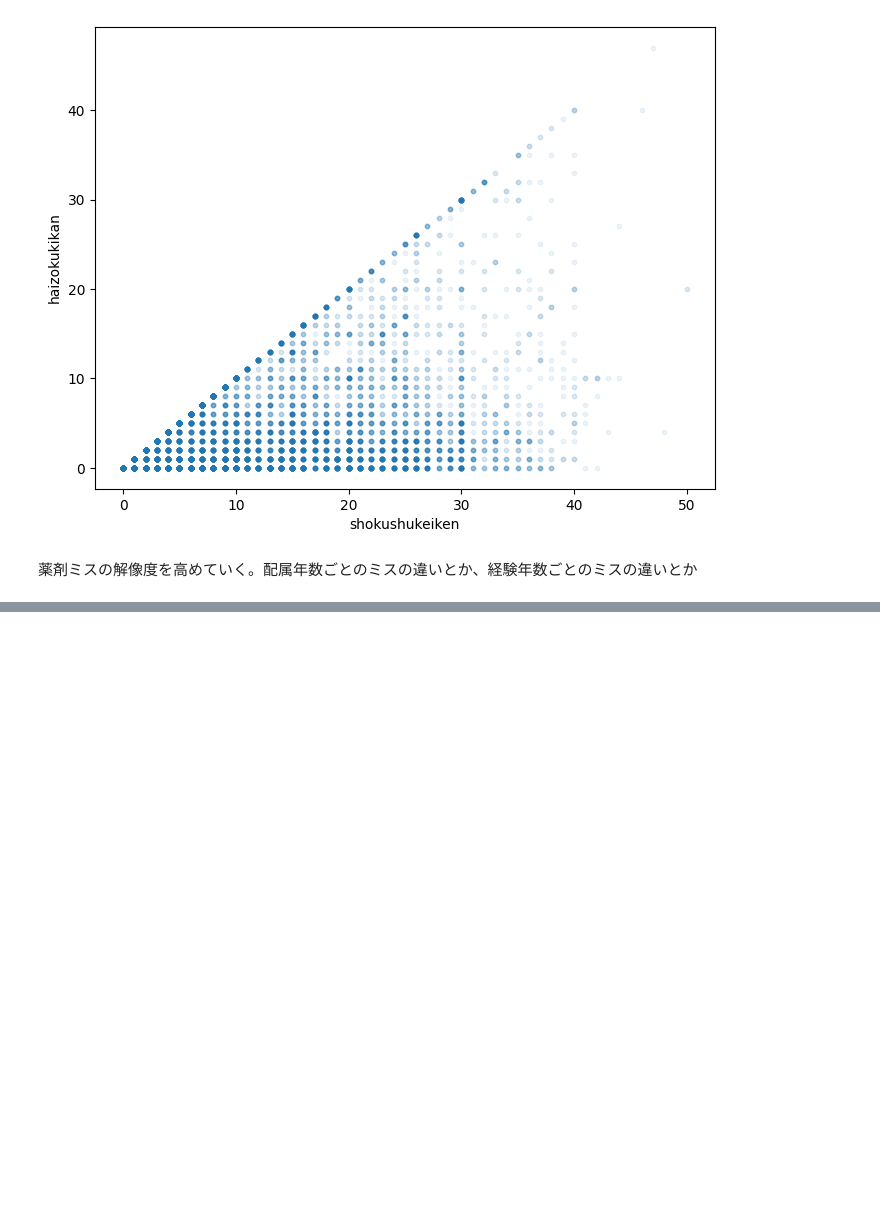
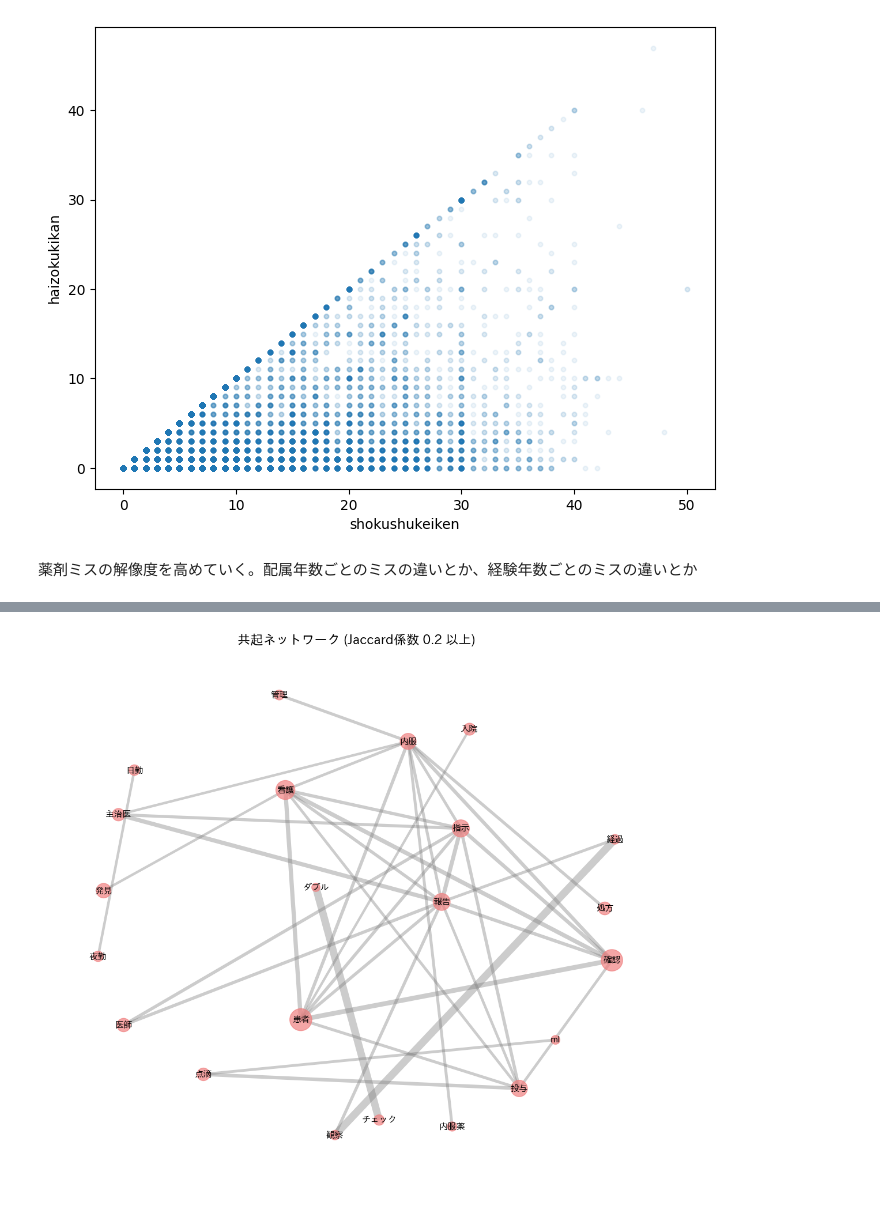
Before and after one commit to maizoh/Project_Shinshu, a Jupyter notebook: Project_Shinshu_2.ipynb, the cells around one changed output, grey strips where cells are left out. Drawn from its saved outputs; the diff is of its cells as text; code cells hidden in the pictures; blank space fills up the shorter version.

```diff
--- a/Project_Shinshu_2.ipynb
+++ b/Project_Shinshu_2.ipynb
@@ -78,0 +106,79 @@ dtype: int64
+# %%
+import itertools
+from collections import Counter
+import MeCab
+import ipadic
+import pandas as pd
+import matplotlib.pyplot as plt
+import networkx as nx
+import japanize_matplotlib
+import math
+
+tagger = MeCab.Tagger(ipadic.MECAB_ARGS)
+STOPWORDS = ["こと", "ため", "ところ", "よう", "その後", "10"]
+
+all_words = []
+word_lists = []
+
+for text in df_merged['事例の内容.1'].dropna():
+    words = []
+    node = tagger.parseToNode(str(text))
+    while node:
+        if node.feature.split(',')[0] == '名詞' and len(node.surface) > 1:
+            word_surface = node.surface
+            if word_surface not in STOPWORDS:
+                words.append(word_surface)
+        node = node.next
+    unique_words = list(set(words))
+    word_lists.append(unique_words)
+    all_words.extend(unique_words)
+
+# 単語ごとの「単独での出現行数」を数える
+word_counts = Counter(all_words)
+
+# ★上位50語に絞る
+frequent_words = [word for word, count in word_counts.most_common(50)]
+
+# 共起ペアのカウント
+pair_counts = Counter()
+for words in word_lists:
+    filtered_words = [w for w in words if w in frequent_words]
+    pairs = list(itertools.combinations(sorted(filtered_words), 2))
+    pair_counts.update(pairs)
+
+# 5. グラフの作成（Jaccard係数を計算してフィルタリング）
+G = nx.Graph()
+total_sentences = len(word_lists)
+
+# ★ Jaccard係数のしきい値（0〜1の間。まずは0.15や0.2あたりから試す）
+JACCARD_THRESHOLD = 0.20
+
+for (w1, w2), co_count in pair_counts.items():
+    # Jaccard係数の計算 formula: n(A∩B) / (n(A) + n(B) - n(A∩B))
+    count_a = word_counts[w1]
+    count_b = word_counts[w2]
+    jaccard = co_count / (count_a + count_b - co_count)
+
+    # 基準以上の特別な関係のペアだけを繋ぐ
+    if jaccard >= JACCARD_THRESHOLD:
+        G.add_edge(w1, w2, weight=jaccard)
+
+# 6. 可視化
+plt.figure(figsize=(14, 12))
+pos = nx.spring_layout(G, k=1.5, seed=42) # 反発力は強めを維持
+
+node_sizes = [word_counts[node] * 0.08 for node in G.nodes()]
+
+nx.draw_networkx_nodes(G, pos, node_color='lightcoral', node_size=node_sizes, alpha=0.7)
+nx.draw_networkx_labels(G, pos, font_family='IPAexGothic', font_size=11, font_weight='bold')
+
+edges = G.edges()
+# Jaccard係数（最大1）に合わせるため、線の太さの倍率を調整
+weights = [G[u][v]['weight'] * 15 for u, v in edges]
+nx.draw_networkx_edges(G, pos, edgelist=edges, width=weights, edge_color='gray', alpha=0.4)
+
+plt.title(f"共起ネットワーク (Jaccard係数 {JACCARD_THRESHOLD} 以上)", fontsize=16)
+plt.axis('off')
+plt.show()
+# %% [output]
+[figure, added]
```
Also changed, not shown: parts of 4 cells of this notebook.
